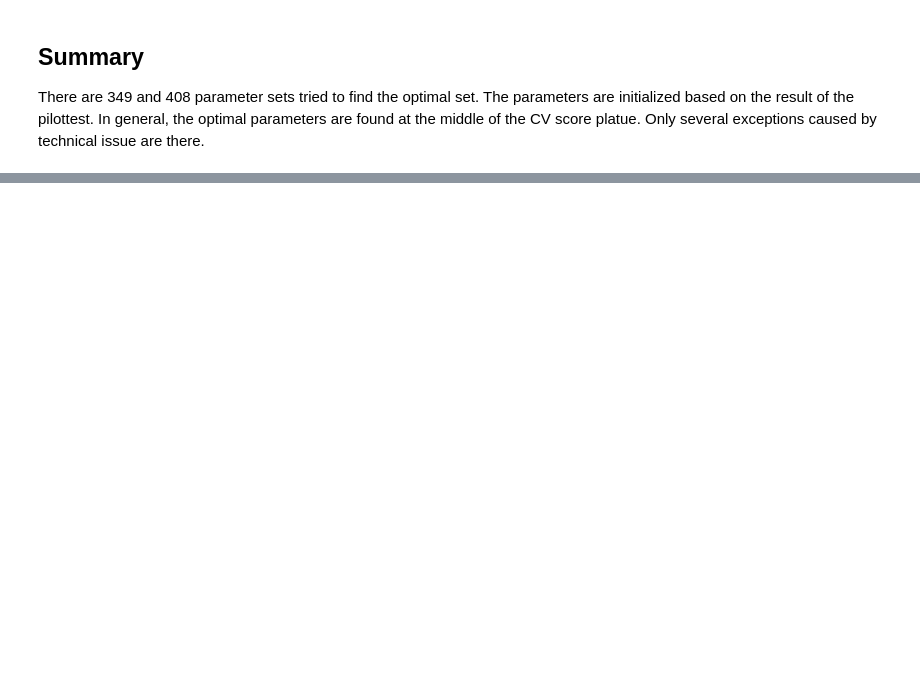
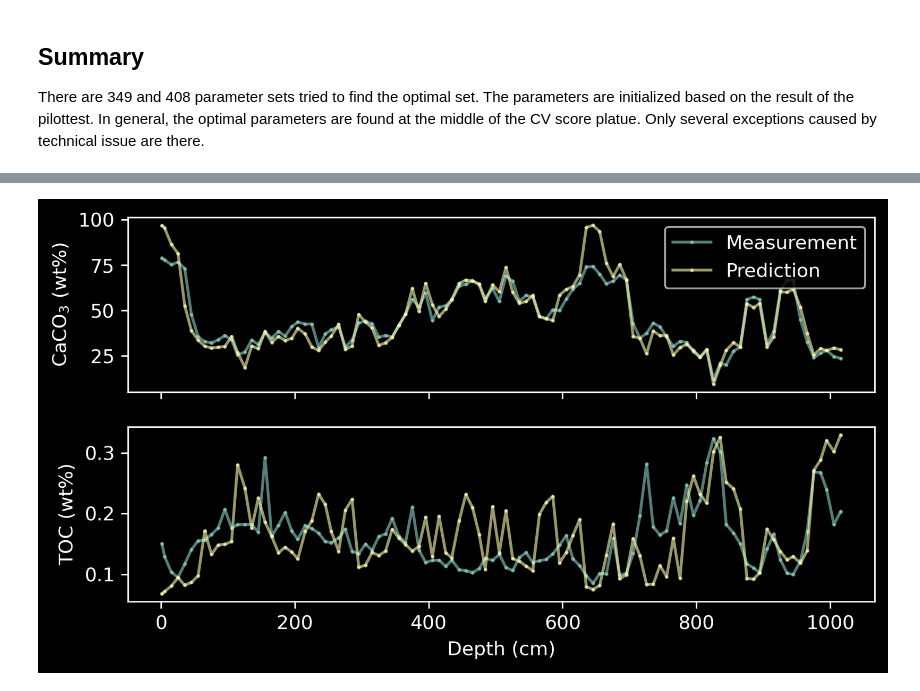
Before and after one commit to dispink/CaCO3_NWP, a Jupyter notebook: build_models_09.ipynb, the cells around one changed output, grey strips where cells are left out. Drawn from its saved outputs; the diff is of its cells as text; code cells hidden in the pictures; blank space fills up the shorter version.

```diff
--- a/build_models_09.ipynb
+++ b/build_models_09.ipynb
@@ -122,0 +325,20 @@ There are 349 and 408 parameter sets tried to find the optimal set. The paramete
+# %%
+core = 'PS75-056-1'
+fig, axes = plt.subplots(2, 1,figsize=(7, 3.7), sharex='col')
+for measurement, ax in zip(['CaCO3%', 'TOC%'], axes):
+    y = y_df.loc[y_df.core == core, measurement].dropna()
+    y_pred = y_df.loc[y_df.core == core, '{}_pred'.format(measurement)].dropna()
+
+    ax.plot(y_df.loc[y_df.core == core, 'mid_depth_mm']*0.1, y,
+             marker='o', ms=1, alpha=0.6, label='Measurement')
+    ax.plot(y_df.loc[y_df.core == core, 'mid_depth_mm']*0.1, y_pred,
+             marker='o', ms=1, alpha=0.6, label='Prediction')
+    if measurement == 'CaCO3%':
+        ax.set_ylabel('CaCO$_3$ (wt%)')
+    else:
+        ax.set_ylabel('TOC (wt%)')
+axes[1].set_xlabel('Depth (cm)')
+axes[0].legend(loc='upper right')
+plt.savefig('results/{}_performances_{}.png'.format(core, date))
+# %% [output]
+[figure, added]
```
Also changed, not shown: parts of 17 cells of this notebook.
